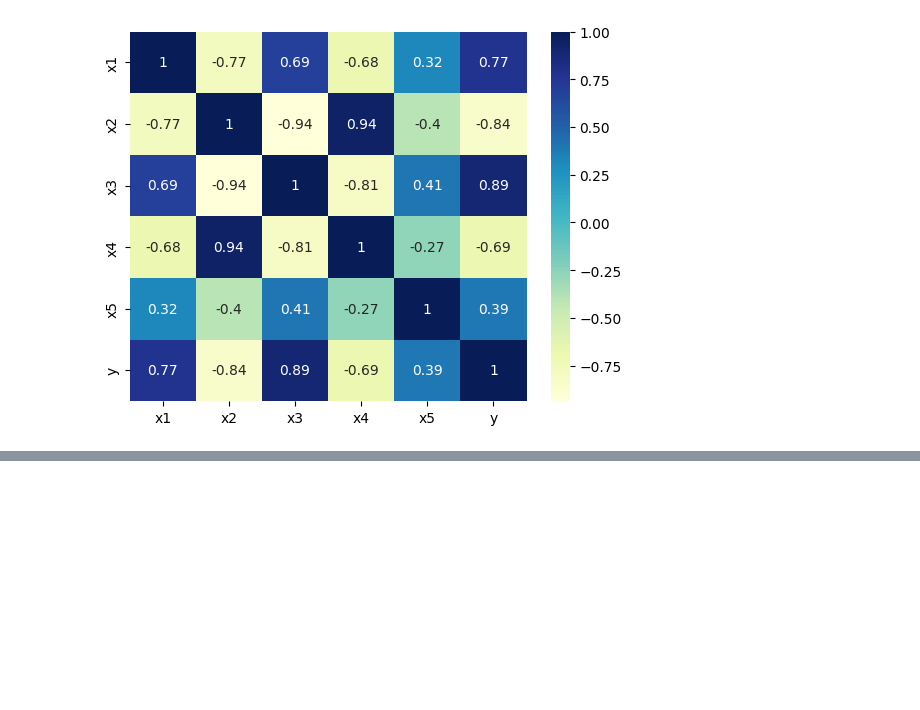
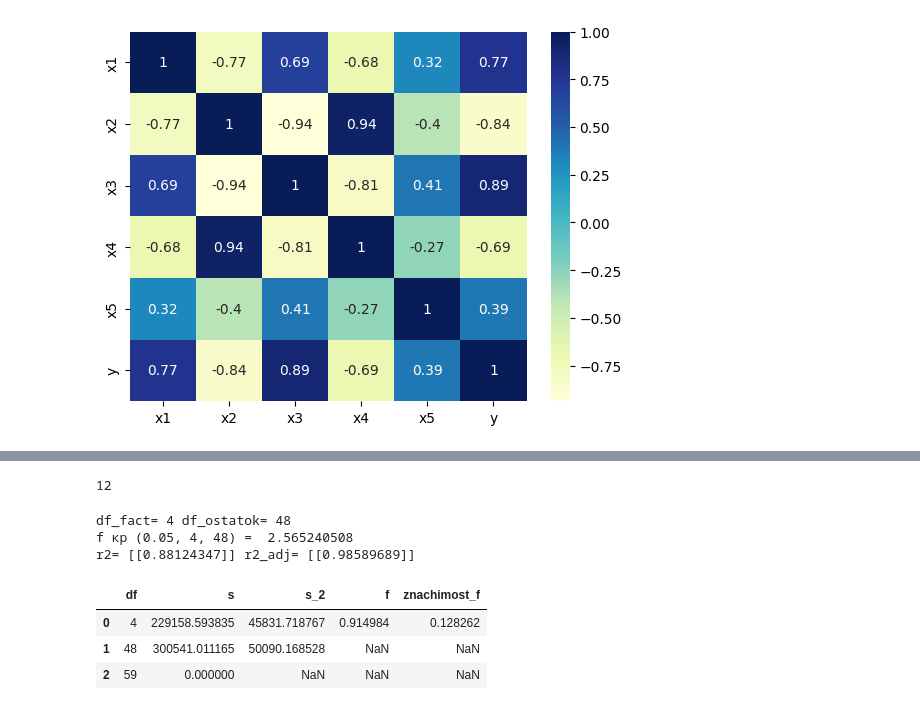
Before and after one commit to CepbluKot/stats, a Jupyter notebook: correct/lr5.ipynb, the cells around one changed output, grey strips where cells are left out. Saved outputs shown, nothing was run; the diff lists cells and outputs as text; code cells hidden in the pictures; blank space fills up the shorter version.

```diff
--- a/correct/lr5.ipynb
+++ b/correct/lr5.ipynb
@@ -616,0 +635,68 @@ df_coefs
+# %%
+n = len(df.x1)
+print(n)
+# %% [output]
+12
+# %%
+m = 5
+n = len(df.x1)
+
+df_fact = m - 1
+df_ostatok = n * (m - 1)
+df_general = n * m -1
+
+df_vals = [df_fact, df_ostatok, df_general]
+
+s_fact = 0
+y_avg = count_avg(df['y'])
+for id in range(len(y_prognoz_df.y_prognoz)):
+    s_fact += (y_prognoz_df.y_prognoz[id] - y_avg) ** 2
+
+s_ostatok = 0
+for id in range(len(df.y)):
+    s_ostatok += (df.y[id] - y_prognoz_df.y_prognoz[id]) ** 2
+
+s_general = 0
+for id in range(len(df.y)):
+    s_ostatok += (df.y[id] - y_avg) ** 2
+
+s_vals = [s_fact, s_ostatok, s_general]
+
+
+s_2_fact = s_fact / m
+s_2_ostatok = s_ostatok / ( n - m - 1)
+
+s_2_vals = [s_2_fact, s_2_ostatok, None]
+
+
+f = s_2_fact / s_2_ostatok
+
+f_vals = [f, None, None]
+
+
+print('df_fact=',df_fact, 'df_ostatok=',df_ostatok)
+print('f кр (0.05, 4, 48) = ', 2.565240508)
+
+f_znach = 0.05 * 2.565240508
+f_znach_vals = [f_znach, None, None]
+
+
+df_coefs = pd.DataFrame( columns=['df', 's','s_2', 'f', 'znachimost_f'])
+df_coefs.df = df_vals
+df_coefs.s = s_vals
+df_coefs.s_2 = s_2_vals
+df_coefs.f = f_vals
+df_coefs.znachimost_f = f_znach_vals
+
+
+print('r2=',r2, 'r2_adj=',r2_adj)
+
+df_coefs
+# %% [output]
+df_fact= 4 df_ostatok= 48
+f кр (0.05, 4, 48) =  2.565240508
+r2= [[0.88124347]] r2_adj= [[0.98589689]]
+|  | df | s | s_2 | f | znachimost_f |
+| 0 | 4 | 229158.593835 | 45831.718767 | 0.914984 | 0.128262 |
+| 1 | 48 | 300541.011165 | 50090.168528 | NaN | NaN |
+| 2 | 59 | 0.000000 | NaN | NaN | NaN |
```
Also changed, not shown: parts of 10 cells of this notebook, 2 other files.
